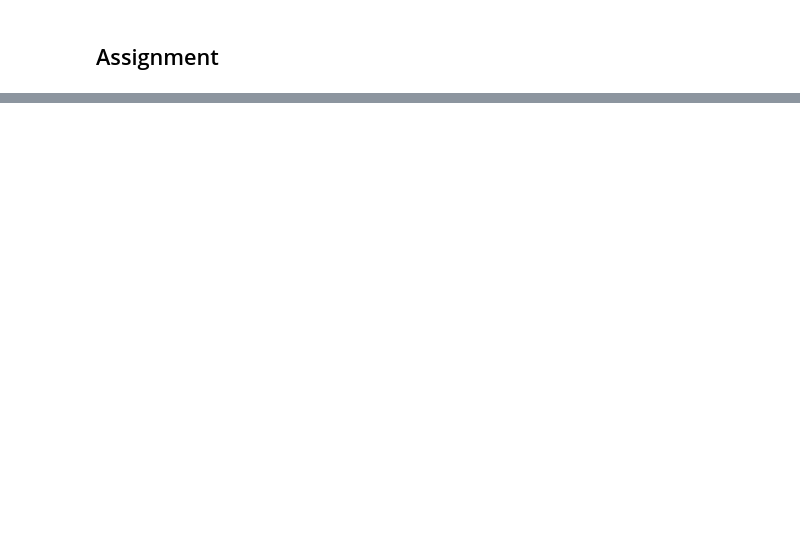
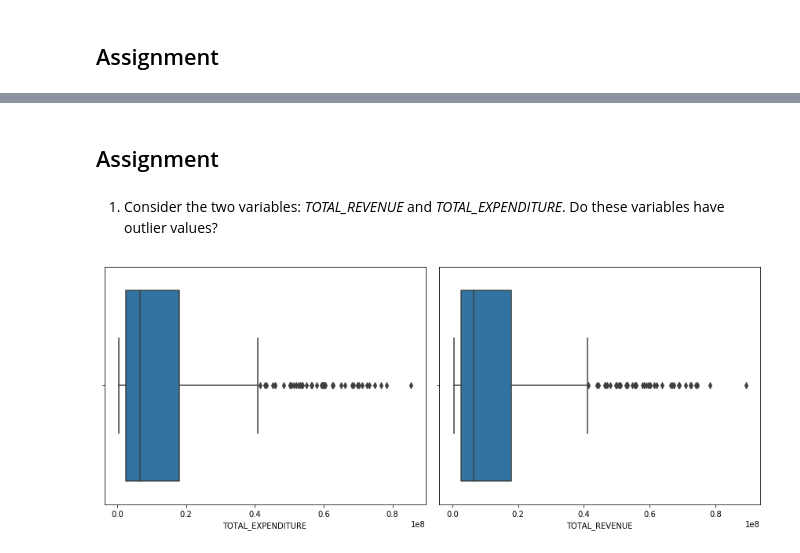
Before and after one commit to marshall7m/thinkful-data-science, a Jupyter notebook: module_17/EDA.ipynb, the cells around one changed output, grey strips where cells are left out. Cells and saved outputs as stored; diff of their text form; code cells hidden in the pictures; blank space fills up the shorter version.

```diff
--- a/module_17/EDA.ipynb
+++ b/module_17/EDA.ipynb
@@ -129,0 +91,15 @@ FATAL:  password authentication failed for user "dsbc_student"
+# %%
+postgres_user = 'dsbc_student'
+postgres_pw = '7*.8G9QH21'
+postgres_host = '142.93.121.174'
+postgres_port = '5432'
+postgres_db = 'useducation'
+
+engine = create_engine('postgresql://{}:{}@{}:{}/{}'.format(
+    postgres_user, postgres_pw, postgres_host, postgres_port, postgres_db))
+
+edu_df = pd.read_sql_query('select * from useducation',con=engine)
+
+# no need for an open connection,
+# as we're only doing a single query
+engine.dispose()
@@ -129,0 +234,20 @@ FATAL:  password authentication failed for user "dsbc_student"
+# %%
+fill_col = list(edu_df.columns[3:])
+
+for col in fill_col:
+    edu_df.loc[:, col].interpolate(inplace=True)
+# %% [markdown]
+## Assignment
+# %% [markdown]
+1. Consider the two variables: *TOTAL_REVENUE* and *TOTAL_EXPENDITURE*. Do these variables have outlier values?
+# %%
+plt.figure(figsize=(12,5))
+plt.subplot(1,2,1)
+sns.boxplot(edu_df.TOTAL_EXPENDITURE)
+
+plt.subplot(1,2,2)
+sns.boxplot(edu_df.TOTAL_REVENUE)
+
+plt.tight_layout()
+# %% [output]
+[figure, added]
```
Also changed, not shown: parts of 119 cells of this notebook, 4 other files.
